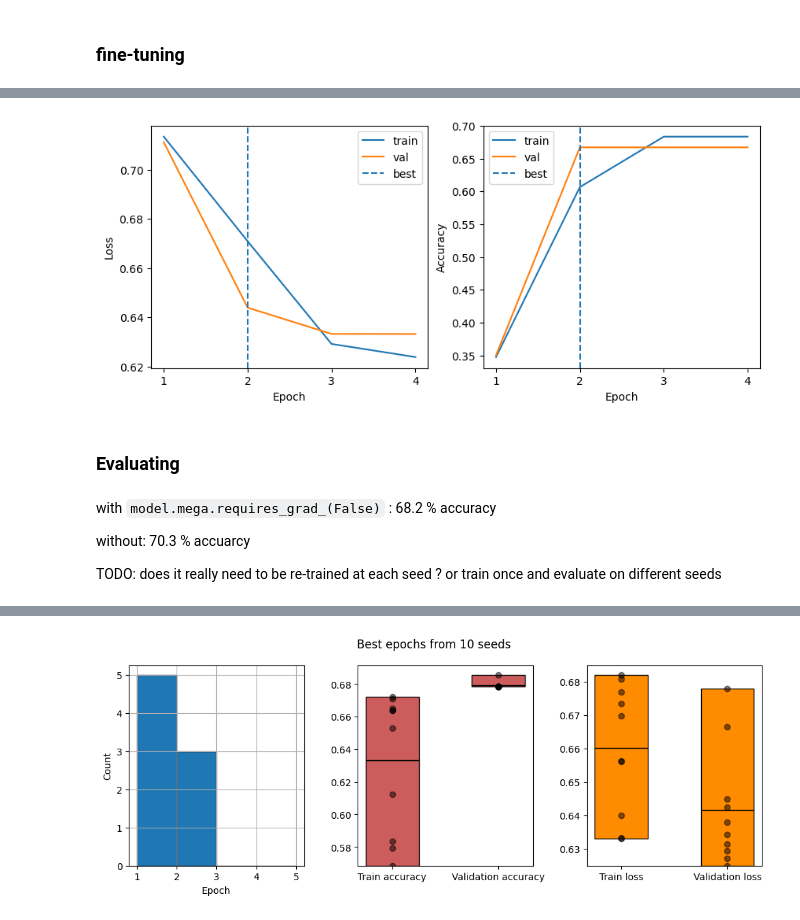
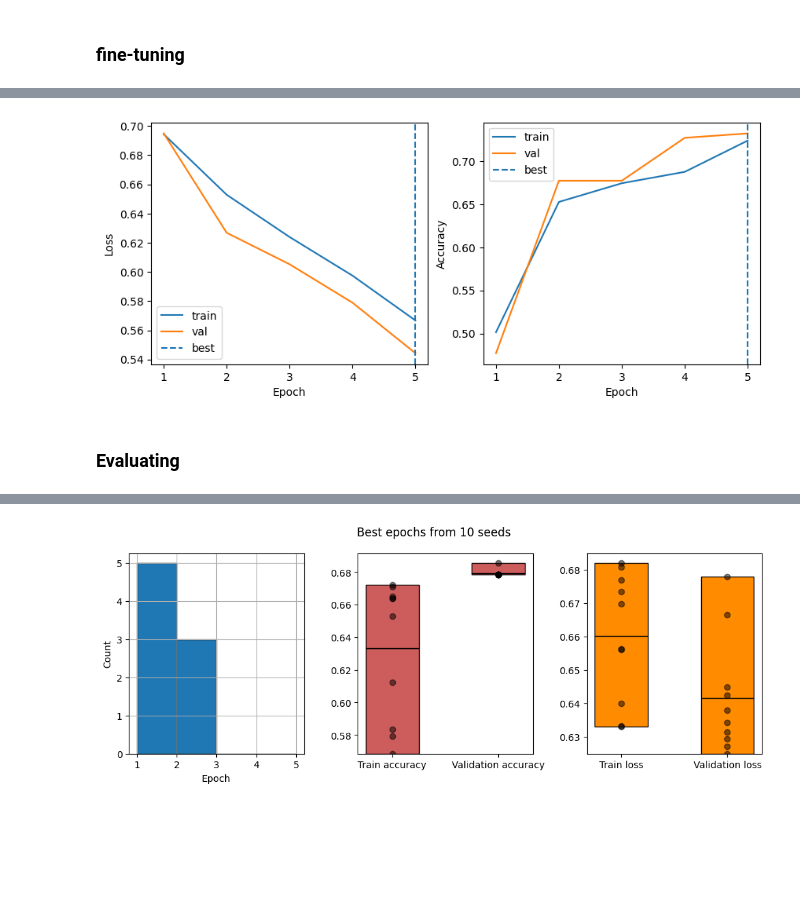
Before and after one commit to giterdelextreme/EE-559, a Jupyter notebook: MEGA_Hatemoji.ipynb, the cells around one changed output, grey strips where cells are left out. Cells and saved outputs as stored; diff of their text form; code cells hidden in the pictures; blank space fills up the shorter version.

```diff
--- a/MEGA_Hatemoji.ipynb
+++ b/MEGA_Hatemoji.ipynb
@@ -61,7 +64,7 @@ data_check_test = load_dataset(
 print(data_check_test['train'][0])
 
 # Dataset only have training data, hence split it into train/test
-data_check_test = data_check_test['train'].train_test_split(test_size=0.5)
+data_check_test = data_check_test['train'].train_test_split(test_size=0.25)
 # %% [output]
 {'case_id': 0, 'templ_id': 1.0, 'test_group_id': 1, 'text': 'I want to 🔪 all women', 'target': 'women', 'functionality': 'verb_swap', 'set': 'orig', 'label_gold': 1, 'unrealistic_flags': 0, 'included_ ...
 # %%
@@ -113,6 +109,7 @@ import evaluate
 import matplotlib.pyplot as plt
 from transformers import get_scheduler
 from torch.optim import AdamW
+import copy
 
 def train_epoch(model, train_dataloader, optimizer, lr_scheduler):
     progress_bar = tqdm(range(len(train_dataloader)))
@@ -141,7 +138,7 @@ def train_epoch(model, train_dataloader, optimizer, lr_scheduler):
         progress_bar.update(1)
 
     lr_scheduler.step()
-    epoch_loss /= len(test_dataloader)
+    epoch_loss /= len(train_dataloader)
     accuracy = metric.compute()['accuracy']
 
     return epoch_loss, accuracy
@@ -189,9 +186,8 @@ def train(model,
 
     optimizer = AdamW(model.parameters(), lr=learning_rate)
 
-    # feel free to experiment with different num_warmup_steps
     lr_scheduler = get_scheduler(
-        name="linear", optimizer=optimizer, num_warmup_steps=1,     num_training_steps=num_epochs*len(train_dataloader)
+        name="polynomial", optimizer=optimizer, num_warmup_steps=1,     num_training_steps=num_epochs*len(train_dataloader)
     )
     train_accuracies = []
     val_accuracies = []
@@ -210,9 +206,12 @@ def train(model,
         train_losses.append(train_loss)
         val_losses.append(val_loss)
 
+        # Unfreeze MEGA
+        if epoch >= 1:
+            model.mega.requires_grad_(True)
+
         # early stopping
-        # TODO: check if val_acc <= best_val_acc + some minimum increase
-        if val_acc <= best_val_acc:
+        if val_acc <= best_val_acc + 1e-4:
             counter += 1
             if counter >= patience:
                 break
@@ -220,10 +219,14 @@ def train(model,
             best_val_acc = val_acc
             counter = 0
             best_epoch = epoch
-            best_model = model.state_dict()
+            best_model = copy.deepcopy(model.state_dict())
 
     return train_accuracies, val_accuracies, train_losses, val_losses, best_epoch, best_model
 
 model.mega.requires_grad_(False)
 N_EPOCHS = 5
-train_acc, val_acc, train_losses, val_losses, best_epoch, best_model = train(model, train_dataloader, test_dataloader, N_EPOCHS, learning_rate=5e-5)
+train_acc, val_acc, train_losses, val_losses, best_epoch, best_model = train(model, train_dataloader, test_dataloader, N_EPOCHS, learning_rate=1e-4)
+
+all_data = (train_acc, val_acc, train_losses, val_losses, best_epoch, best_model)
+with open(f"mega_hatemoji.obj", "wb") as f:
+    pickle.dump(all_data, f)
@@ -230,32 +239,29 @@ train_acc, val_acc, train_losses, val_losses, best_epoch, best_model = train(mod
 # %%
+with open(f"mega_hatemoji.obj", "rb") as f:
+    train_acc, val_acc, train_losses, val_losses, best_epoch, best_model = pickle.load(f)
+
 fig, ax = plt.subplots(1,2, figsize=(10,4))
 epoch_axis = range(1, len(train_losses)+1)
 ax[0].plot(epoch_axis, train_losses, label='train')
 ax[0].plot(epoch_axis, val_losses, label='val')
 ax[0].axvline(best_epoch+1, label='best', linestyle='--')
 ax[0].set_xlabel("Epoch")
 ax[0].set_ylabel("Loss")
 ax[0].set_xticks(epoch_axis)
 ax[0].legend()
 
 ax[1].plot(epoch_axis, train_acc, label='train')
 ax[1].plot(epoch_axis, val_acc, label='val')
 ax[1].axvline(best_epoch+1, label='best', linestyle='--')
 ax[1].set_xlabel("Epoch")
 ax[1].set_ylabel("Accuracy")
 ax[1].set_xticks(epoch_axis)
 ax[1].legend()
 plt.show()
 # %% [output]
-[figure, old version]
+[figure, new version]
 # %% [markdown]
 ### Evaluating
-# %% [markdown]
-with `model.mega.requires_grad_(False)` : 68.2 % accuracy
-
-without: 70.3 % accuarcy
-
-TODO: does it really need to be re-trained at each seed ? or train once and evaluate on different seeds
 # %%
 
 best_train_accs = []
```
Also changed, not shown: parts of 11 cells of this notebook, 7 other files.
